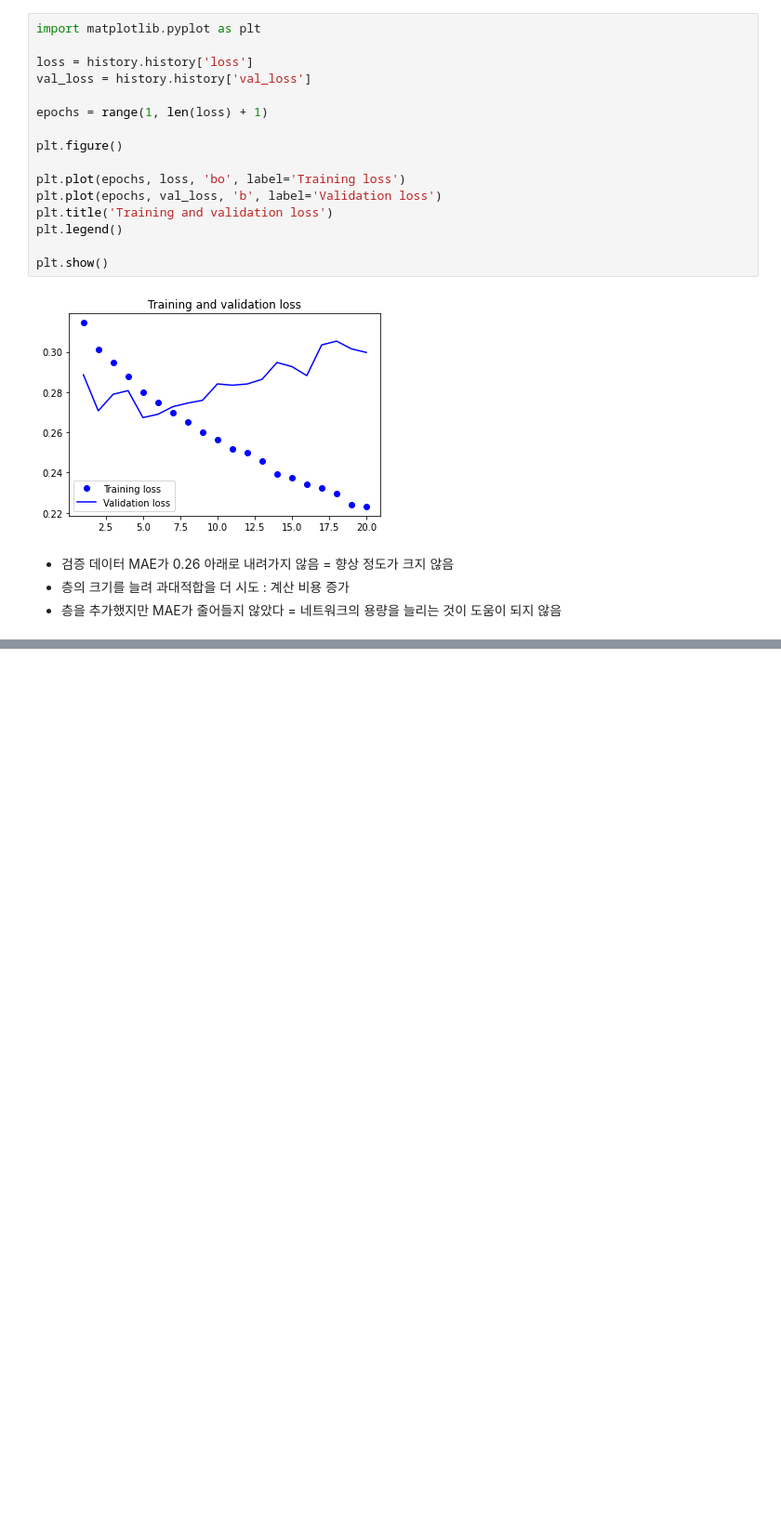
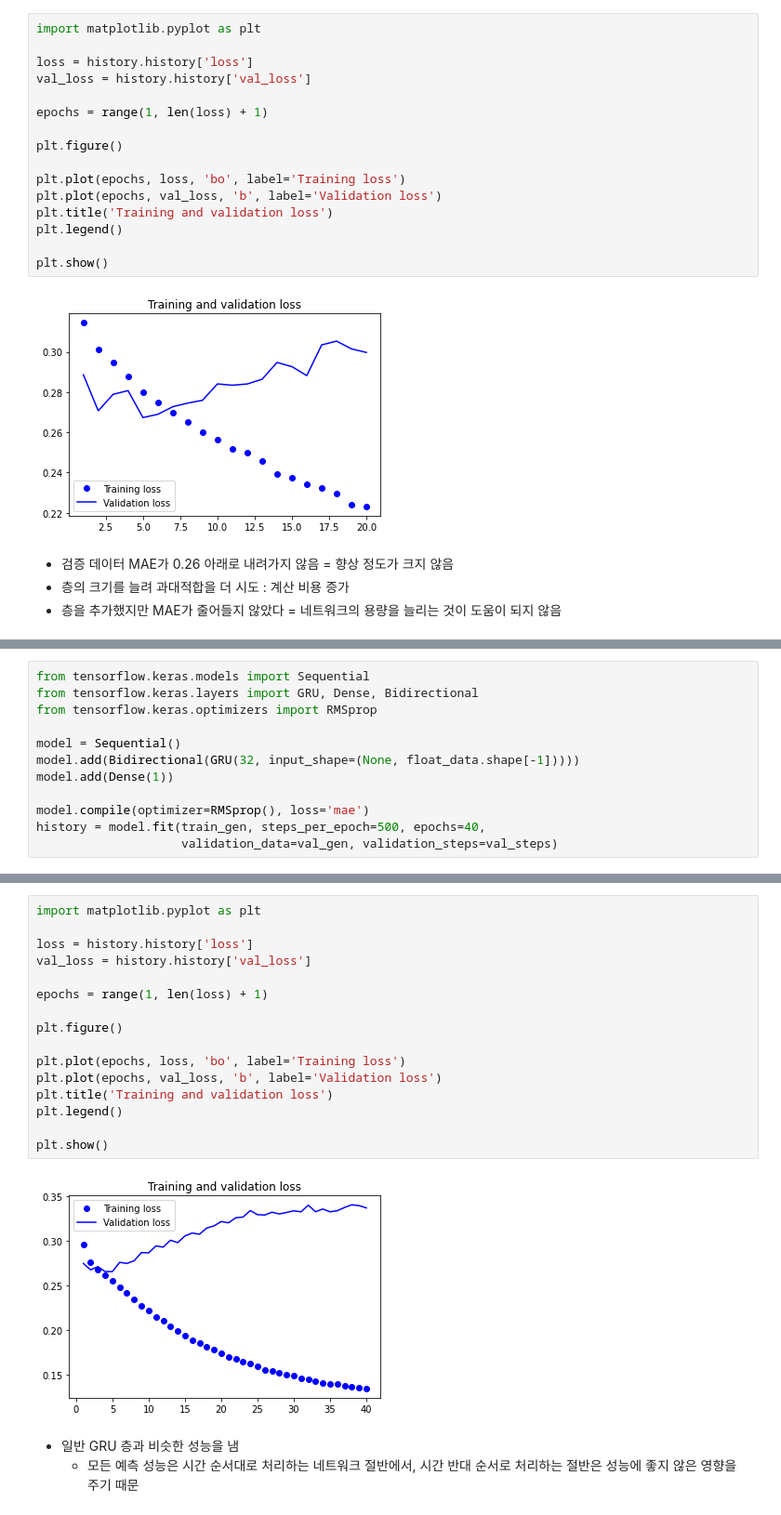
Before and after one commit to woojangchang/TIL, a Jupyter notebook: Deep Learning/케라스 창시자에게 배우는 딥러닝/06. 텍스트와 시퀀스를 위한 딥러닝/03. 순환 신경망의 고급 사용법.ipynb, the cells around one changed output, grey strips where cells are left out. Shown: that part at 93% size. Saved outputs shown, nothing was run; the diff lists cells and outputs as text; blank space fills up the shorter version.

```diff
--- a/Deep Learning/케라스 창시자에게 배우는 딥러닝/06. 텍스트와 시퀀스를 위한 딥러닝/03. 순환 신경망의 고급 사용법.ipynb
+++ b/Deep Learning/케라스 창시자에게 배우는 딥러닝/06. 텍스트와 시퀀스를 위한 딥러닝/03. 순환 신경망의 고급 사용법.ipynb
@@ -462,0 +733,12 @@ plt.show()
+# %%
+from tensorflow.keras.models import Sequential
+from tensorflow.keras.layers import GRU, Dense, Bidirectional
+from tensorflow.keras.optimizers import RMSprop
+
+model = Sequential()
+model.add(Bidirectional(GRU(32, input_shape=(None, float_data.shape[-1]))))
+model.add(Dense(1))
+
+model.compile(optimizer=RMSprop(), loss='mae')
+history = model.fit(train_gen, steps_per_epoch=500, epochs=40,
+                    validation_data=val_gen, validation_steps=val_steps)
@@ -462,0 +763,21 @@ plt.show()
+# %%
+import matplotlib.pyplot as plt
+
+loss = history.history['loss']
+val_loss = history.history['val_loss']
+
+epochs = range(1, len(loss) + 1)
+
+plt.figure()
+
+plt.plot(epochs, loss, 'bo', label='Training loss')
+plt.plot(epochs, val_loss, 'b', label='Validation loss')
+plt.title('Training and validation loss')
+plt.legend()
+
+plt.show()
+# %% [output]
+[figure, added]
+# %% [markdown]
+- 일반 GRU 층과 비슷한 성능을 냄
+    - 모든 예측 성능은 시간 순서대로 처리하는 네트워크 절반에서, 시간 반대 순서로 처리하는 절반은 성능에 좋지 않은 영향을 주기 때문
```
Also changed, not shown: parts of 22 cells of this notebook, 1 other file.
